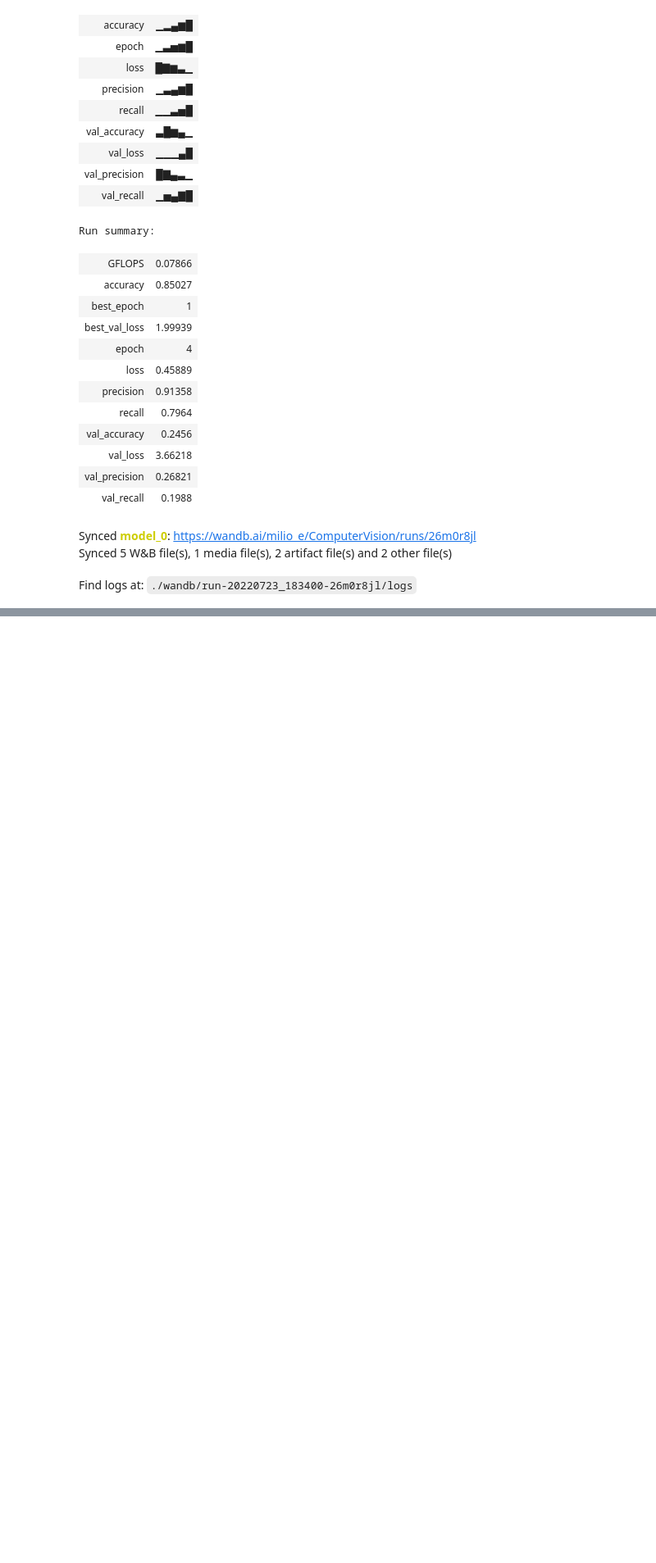
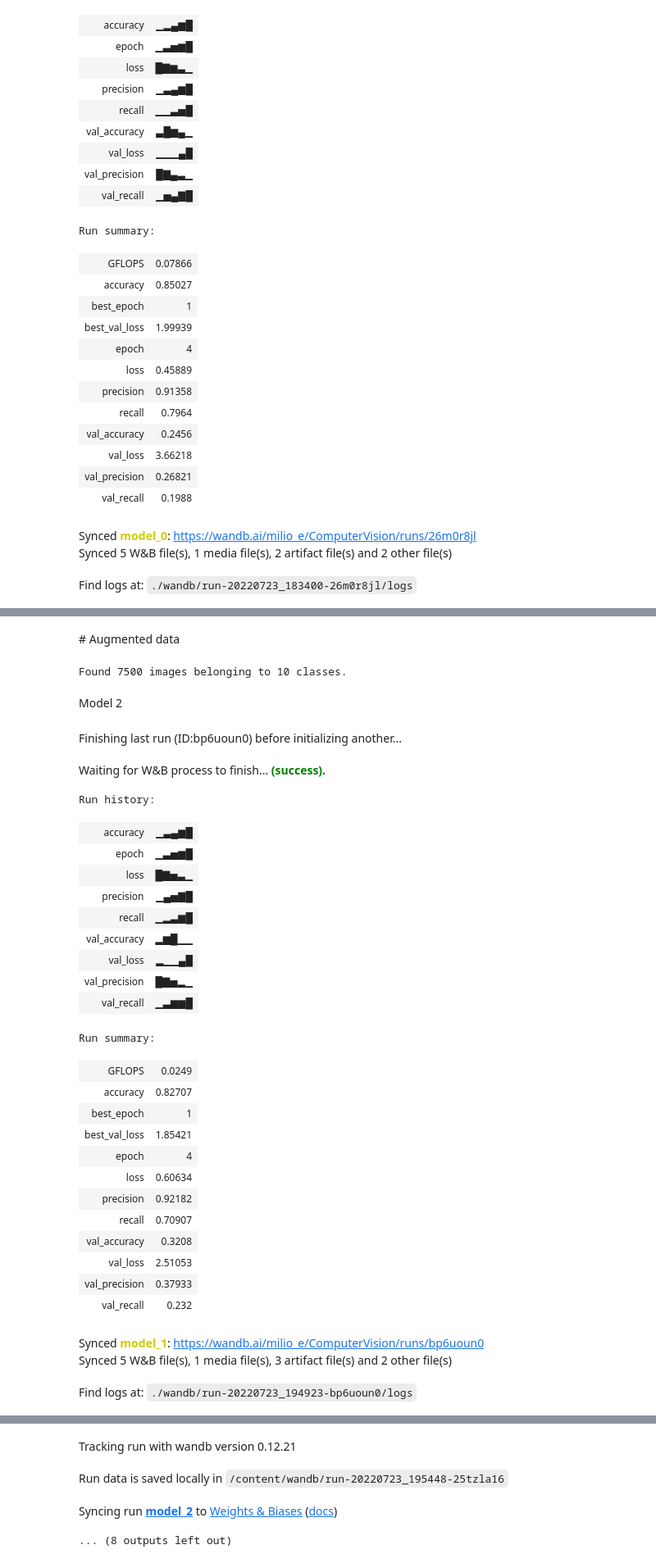
Before and after one commit to milioe/Moravec, a Jupyter notebook: 3_ComputerVision2.ipynb, the cells around one changed output, grey strips where cells are left out. Shown at 82% size. Drawn from its saved outputs; the diff is of its cells as text; code cells hidden in the pictures; blank space fills up the shorter version.

```diff
--- a/3_ComputerVision2.ipynb
+++ b/3_ComputerVision2.ipynb
@@ -212,0 +265,73 @@ Find logs at: ./wandb/run-20220723_183400-26m0r8jl/logs
+# %% [markdown]
+# Augmented data
+# %%
+train_datagen_augmented = ImageDataGenerator(rescale=1/255.,
+                                             rotation_range=20,
+                                             width_shift_range=0.2,
+                                             height_shift_range=0.2,
+                                             zoom_range=0.2,
+                                             horizontal_flip=True)
+
+
+train_data_augmented = train_datagen_augmented.flow_from_directory(train_dir,
+                                                                   target_size=(224, 224),
+                                                                   batch_size=32,
+                                                                   class_mode="categorical")
+# %% [output]
+Found 7500 images belonging to 10 classes.
+# %% [markdown]
+Model 2
+# %%
+# Run
+run = wandb.init(project="ComputerVision", name="model_2", config={"learning_rate":0.001, "epochs":10, "dataset": "augmented"}, tags=["first run", "augmented"])
+
+
+
+# Clone model
+model_2 = tf.keras.models.clone_model(model_1) # clone architecture
+
+
+# Compile model
+model_2.compile(loss="categorical_crossentropy",
+                optimizer=tf.keras.optimizers.Adam(),
+                metrics=["accuracy", tf.keras.metrics.Precision(), tf.keras.metrics.Recall()])
+
+
+# Fit the model
+model_2.fit(train_data_augmented,
+            epochs=10,
+            steps_per_epoch=len(train_data_augmented),
+            validation_data=test_data,
+            validation_steps=len(test_data),
+            callbacks=[WandbCallback(monitor="val_loss")])
+
+run.finish()
+# %% [output]
+Finishing last run (ID:bp6uoun0) before initializing another...
+Waiting for W&B process to finish... (success).
+Run history:
+| accuracy | ▁▃▄▆█ |
+| epoch | ▁▃▅▆█ |
+| loss | █▇▅▃▁ |
+| precision | ▁▄▅▇█ |
+| recall | ▁▂▃▆█ |
+| val_accuracy | ▂▆█▁▁ |
+| val_loss | ▂▁▁▄█ |
+| val_precision | █▇▅▂▁ |
+| val_recall | ▁▃▆▆█ |
+Run summary:
+| GFLOPS | 0.0249 |
+| accuracy | 0.82707 |
+| best_epoch | 1 |
+| best_val_loss | 1.85421 |
+| epoch | 4 |
+| loss | 0.60634 |
+| precision | 0.92182 |
+| recall | 0.70907 |
+| val_accuracy | 0.3208 |
+| val_loss | 2.51053 |
+| val_precision | 0.37933 |
+| val_recall | 0.232 |
+Synced model_1: https://wandb.ai/milio_e/ComputerVision/runs/bp6uoun0
+Synced 5 W&B file(s), 1 media file(s), 3 artifact file(s) and 2 other file(s)
+Find logs at: ./wandb/run-20220723_194923-bp6uoun0/logs
@@ -212,0 +339,4 @@ Find logs at: ./wandb/run-20220723_183400-26m0r8jl/logs
+Tracking run with wandb version 0.12.21
+Run data is saved locally in /content/wandb/run-20220723_195448-25tzla16
+Syncing run model_2 to Weights & Biases (docs)
+... (8 outputs left out)
```
Also changed, not shown: parts of 12 cells of this notebook.
